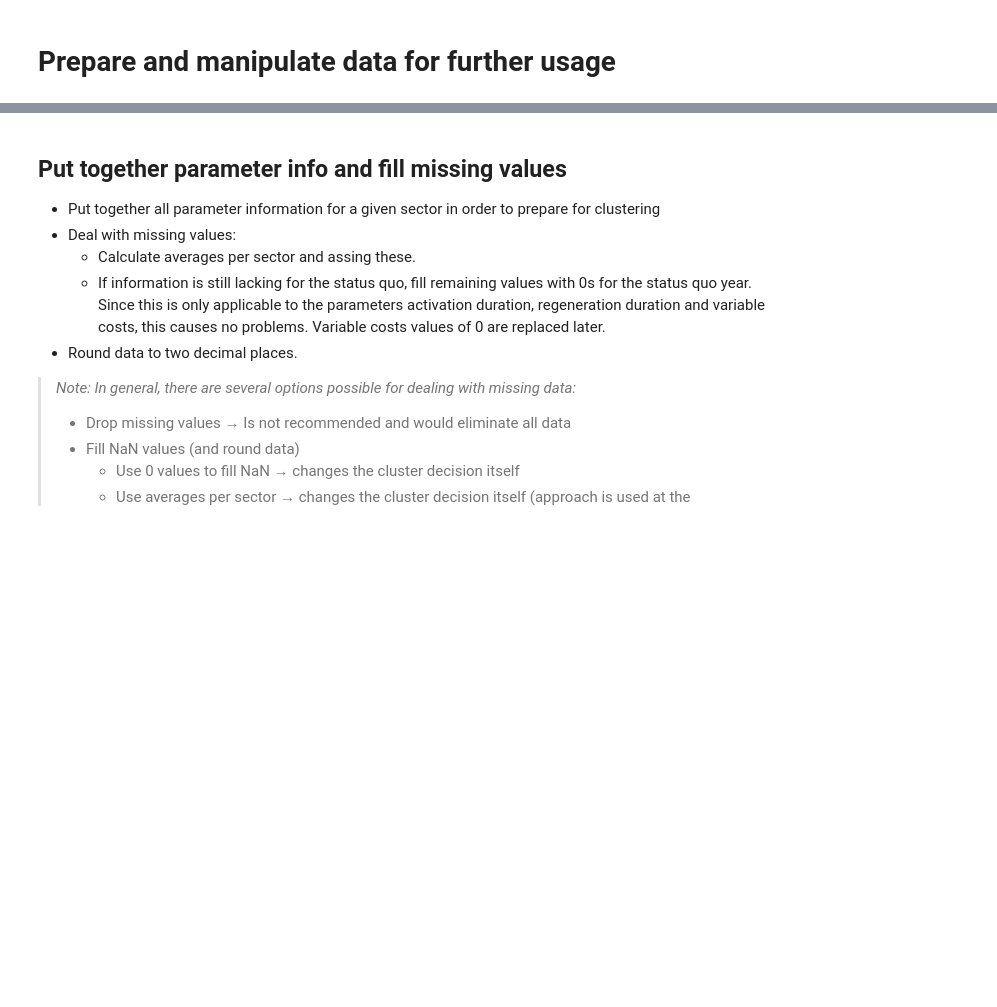
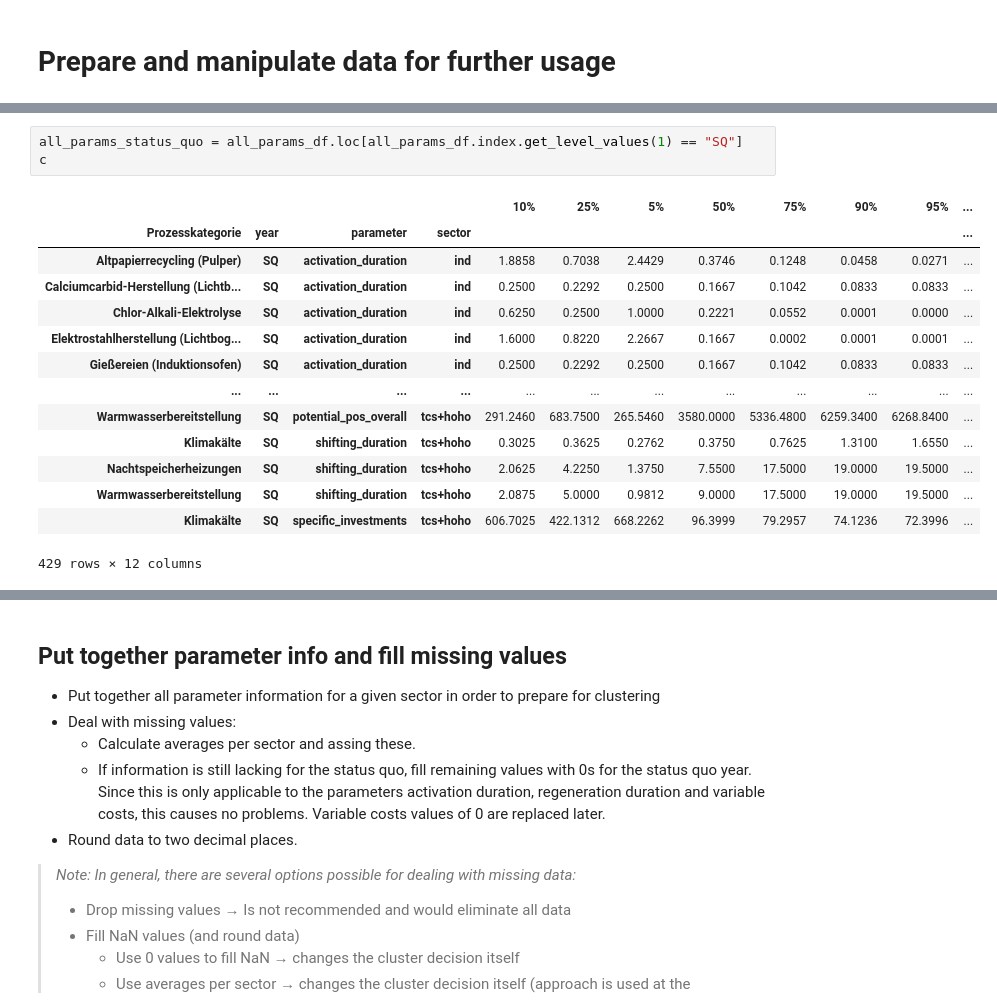
Before and after one commit to jokochems/DR_Potentials, a Jupyter notebook: DR_potential_clustering.ipynb, the cells around one changed output, grey strips where cells are left out. Saved outputs shown, nothing was run; the diff lists cells and outputs as text; blank space fills up the shorter version.

```diff
--- a/DR_potential_clustering.ipynb
+++ b/DR_potential_clustering.ipynb
@@ -550,0 +569,18 @@ parameters_dict["potential_pos_overall"][parameters_dict["potential_pos_overall"
+# %%
+all_params_status_quo = all_params_df.loc[all_params_df.index.get_level_values(1) == "SQ"]
+c
+# %% [output]
+|  |  |  |  | 10% | 25% | 5% | 50% | 75% | 90% | 95% | ... |
+| Prozesskategorie | year | parameter | sector |  |  |  |  |  |  |  | ... |
+| Altpapierrecycling (Pulper) | SQ | activation_duration | ind | 1.8858 | 0.7038 | 2.4429 | 0.3746 | 0.1248 | 0.0458 | 0.0271 | ... |
+| Calciumcarbid-Herstellung (Lichtb... | SQ | activation_duration | ind | 0.2500 | 0.2292 | 0.2500 | 0.1667 | 0.1042 | 0.0833 | 0.0833 | ... |
+| Chlor-Alkali-Elektrolyse | SQ | activation_duration | ind | 0.6250 | 0.2500 | 1.0000 | 0.2221 | 0.0552 | 0.0001 | 0.0000 | ... |
+| Elektrostahlherstellung (Lichtbog... | SQ | activation_duration | ind | 1.6000 | 0.8220 | 2.2667 | 0.1667 | 0.0002 | 0.0001 | 0.0001 | ... |
+| Gießereien (Induktionsofen) | SQ | activation_duration | ind | 0.2500 | 0.2292 | 0.2500 | 0.1667 | 0.1042 | 0.0833 | 0.0833 | ... |
+| ... | ... | ... | ... | ... | ... | ... | ... | ... | ... | ... | ... |
+| Warmwasserbereitstellung | SQ | potential_pos_overall | tcs+hoho | 291.2460 | 683.7500 | 265.5460 | 3580.0000 | 5336.4800 | 6259.3400 | 6268.8400 | ... |
+| Klimakälte | SQ | shifting_duration | tcs+hoho | 0.3025 | 0.3625 | 0.2762 | 0.3750 | 0.7625 | 1.3100 | 1.6550 | ... |
+| Nachtspeicherheizungen | SQ | shifting_duration | tcs+hoho | 2.0625 | 4.2250 | 1.3750 | 7.5500 | 17.5000 | 19.0000 | 19.5000 | ... |
+| Warmwasserbereitstellung | SQ | shifting_duration | tcs+hoho | 2.0875 | 5.0000 | 0.9812 | 9.0000 | 17.5000 | 19.0000 | 19.5000 | ... |
+| Klimakälte | SQ | specific_investments | tcs+hoho | 606.7025 | 422.1312 | 668.2262 | 96.3999 | 79.2957 | 74.1236 | 72.3996 | ... |
+429 rows × 12 columns
```
Also changed, not shown: parts of 12 cells of this notebook.
